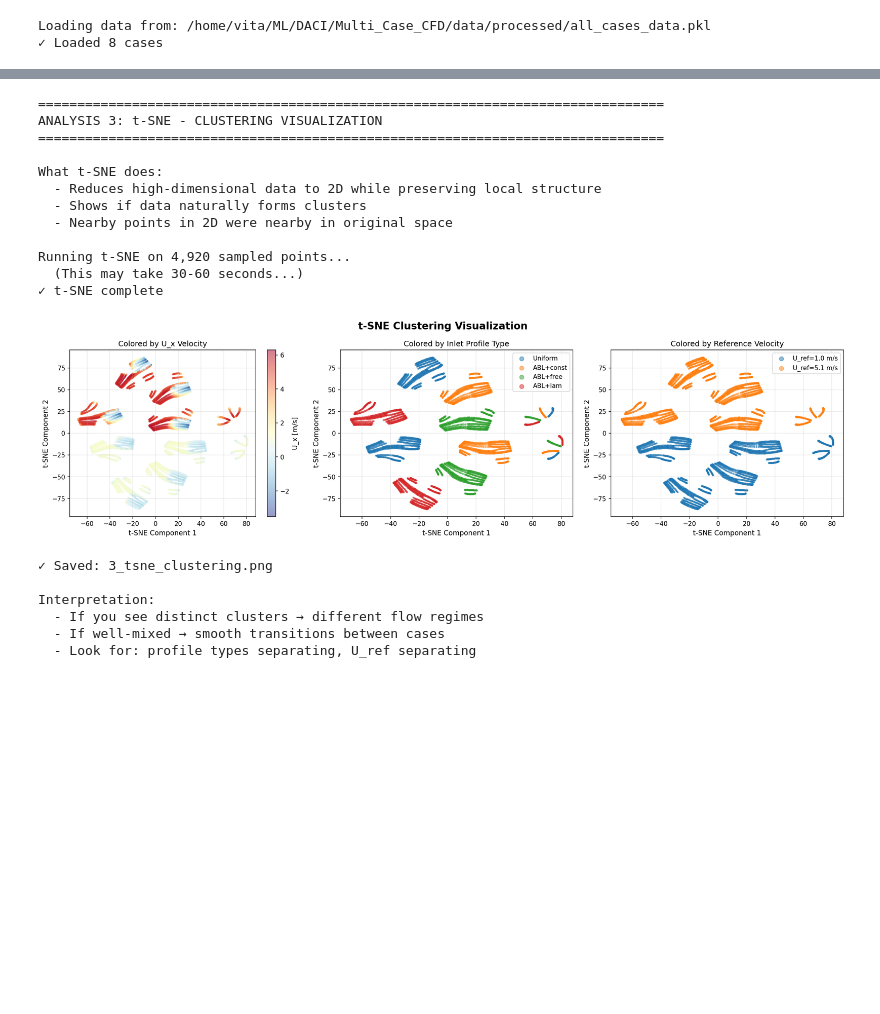
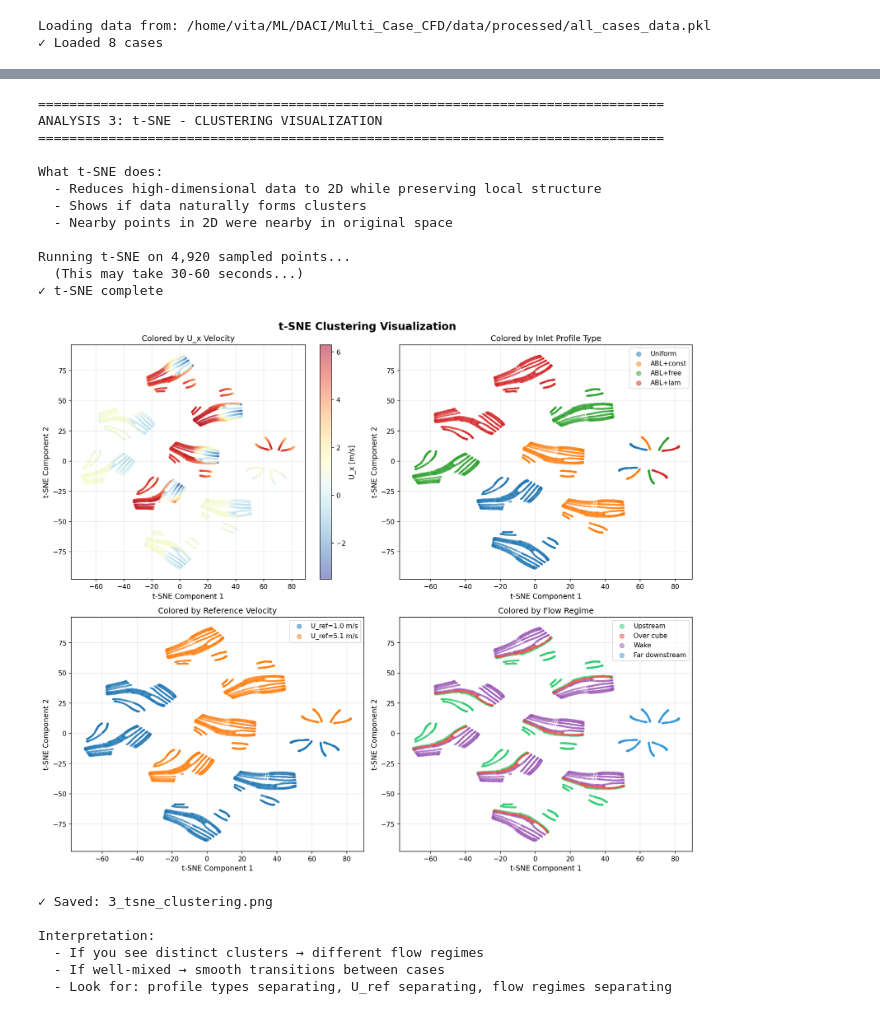
Before and after one commit to uhlirvit/DACI_Multi-case-cfd, a Jupyter notebook: notebooks/Step2__Data_analysis_Points_level.ipynb, the cells around one changed output, grey strips where cells are left out. Saved outputs shown, nothing was run; the diff lists cells and outputs as text; code cells hidden in the pictures; blank space fills up the shorter version.

Commit message:
Improve Step2 - data analysis and test of physics derived features

```diff
--- a/notebooks/Step2__Data_analysis_Points_level.ipynb
+++ b/notebooks/Step2__Data_analysis_Points_level.ipynb
@@ -38,10 +38,14 @@ warnings.filterwarnings('ignore')
 INPUT_FILE = PROCESSED_DATA_DIR / 'all_cases_data.pkl'
 OUTPUT_DIR = FIGURES_DIR
 
-# Cube geometry (for reference)
-H_CUBE = 0.015  # meters
-X_CUBE_FRONT = 0.075
-X_CUBE_BACK = 0.090
+# Cube geometry
+H_CUBE = 0.015  # meters (cube height)
+X_CUBE_FRONT = 0.075  # meters (front face of cube)
+X_CUBE_BACK = 0.090  # meters (back face of cube)
+L_DOMAIN = 0.315  # meters (domain length for reference)
+
+# Flow regime boundaries (in cube heights from cube back)
+X_RECOVERY = 0.20  # meters - approximate start of recovered flow
 
 # Plot settings
 plt.rcParams['figure.dpi'] = 150
@@ -392,7 +425,7 @@ print("  - Reduces high-dimensional data to 2D while preserving local structure"
 print("  - Shows if data naturally forms clusters")
 print("  - Nearby points in 2D were nearby in original space")
 
-# Sample data for t-SNE (it's slow on large datasets)
+# Sample data for t-SNE
 n_sample = min(5000, len(df))
 sample_idx = np.random.choice(len(df), n_sample, replace=False)
 
@@ -400,6 +433,7 @@ features_tsne = features_scaled[sample_idx]
 target_tsne = target[sample_idx]
 profile_types_tsne = df['profile_type'].values[sample_idx]
 u_ref_tsne = df['U_ref'].values[sample_idx]
+flow_regime_tsne = df['flow_regime'].values[sample_idx]
 
 print(f"\nRunning t-SNE on {n_sample:,} sampled points...")
 print("  (This may take 30-60 seconds...)")
@@ -409,12 +443,12 @@ tsne_result = tsne.fit_transform(features_tsne)
 
 print("✓ t-SNE complete")
 
-# Create t-SNE plots
-fig, axes = plt.subplots(1, 3, figsize=(18, 5))
+# Create t-SNE plots - now with 4 panels including flow regime
+fig, axes = plt.subplots(2, 2, figsize=(14, 12))
 fig.suptitle('t-SNE Clustering Visualization', fontsize=16, fontweight='bold')
 
 # 3.1 Colored by velocity
-ax = axes[0]
+ax = axes[0, 0]
 scatter = ax.scatter(tsne_result[:, 0], tsne_result[:, 1],
                      c=target_tsne, s=5, alpha=0.5, cmap='RdYlBu_r')
 ax.set_xlabel('t-SNE Component 1')
@@ -424,7 +458,7 @@ plt.colorbar(scatter, ax=ax, label='U_x [m/s]')
 ax.grid(True, alpha=0.3)
 
 # 3.2 Colored by profile type
-ax = axes[1]
+ax = axes[0, 1]
 profile_names_map = {0: 'Uniform', 1: 'ABL+const', 2: 'ABL+free', 3: 'ABL+lam'}
 colors_map = {0: '#1f77b4', 1: '#ff7f0e', 2: '#2ca02c', 3: '#d62728'}
 
@@ -441,47 +475,64 @@ ax.legend(markerscale=3)
 ax.grid(True, alpha=0.3)
 
 # 3.3 Colored by U_ref
-ax = axes[2]
+ax = axes[1, 0]
 for u_ref in np.unique(u_ref_tsne):
     mask = u_ref_tsne == u_ref
     ax.scatter(tsne_result[mask, 0], tsne_result[mask, 1],
                s=5, alpha=0.5, label=f'U_ref={u_ref:.1f} m/s')
 
 ax.set_xlabel('t-SNE Component 1')
 ax.set_ylabel('t-SNE Component 2')
 ax.set_title('Colored by Reference Velocity')
+ax.legend(markerscale=3)
+ax.grid(True, alpha=0.3)
+
+# 3.4 NEW: Colored by flow regime
+ax = axes[1, 1]
+regime_names_map = {0: 'Upstream', 1: 'Over cube', 2: 'Wake', 3: 'Far downstream'}
+regime_colors = {0: '#2ecc71', 1: '#e74c3c', 2: '#9b59b6', 3: '#3498db'}
+
+for regime in np.unique(flow_regime_tsne):
+    mask = flow_regime_tsne == regime
+    ax.scatter(tsne_result[mask, 0], tsne_result[mask, 1],
+               c=regime_colors[regime], s=5, alpha=0.5,
+               label=regime_names_map[regime])
+
+ax.set_xlabel('t-SNE Component 1')
+ax.set_ylabel('t-SNE Component 2')
+ax.set_title('Colored by Flow Regime')
 ax.legend(markerscale=3)
 ax.grid(True, alpha=0.3)
 
 plt.tight_layout()
 plt.savefig(OUTPUT_DIR / '3_tsne_clustering.png', dpi=300, bbox_inches='tight')
 plt.show()
 print("✓ Saved: 3_tsne_clustering.png")
 plt.close()
 
 print("\nInterpretation:")
 print("  - If you see distinct clusters → different flow regimes")
 print("  - If well-mixed → smooth transitions between cases")
-print("  - Look for: profile types separating, U_ref separating")
+print("  - Look for: profile types separating, U_ref separating, flow regimes separating")
 # %% [output]
 ================================================================================
 ANALYSIS 3: t-SNE - CLUSTERING VISUALIZATION
 ================================================================================
 
 What t-SNE does:
   - Reduces high-dimensional data to 2D while preserving local structure
   - Shows if data naturally forms clusters
   - Nearby points in 2D were nearby in original space
 
 Running t-SNE on 4,920 sampled points...
   (This may take 30-60 seconds...)
 ✓ t-SNE complete
-[figure, old version]
+[figure, new version]
 ✓ Saved: 3_tsne_clustering.png
 
 Interpretation:
   - If you see distinct clusters → different flow regimes
   - If well-mixed → smooth transitions between cases
-  - Look for: profile types separating, U_ref separating
+  - Look for: profile types separating, U_ref separating, flow regimes separating
 # %%
 # ============================================================================
```
Also changed, not shown: parts of 8 cells of this notebook, 7 other files.
